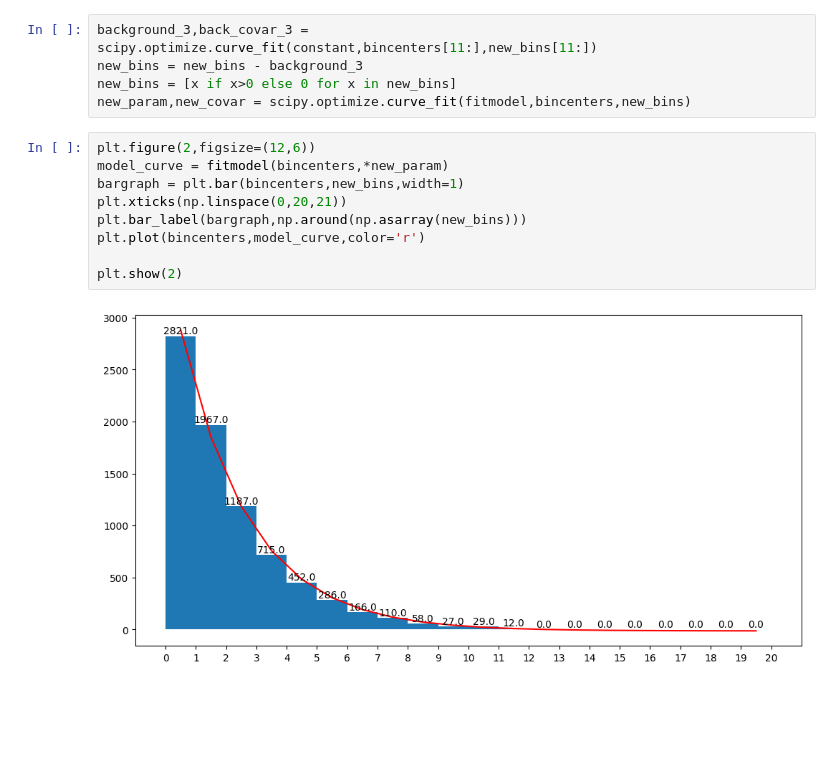
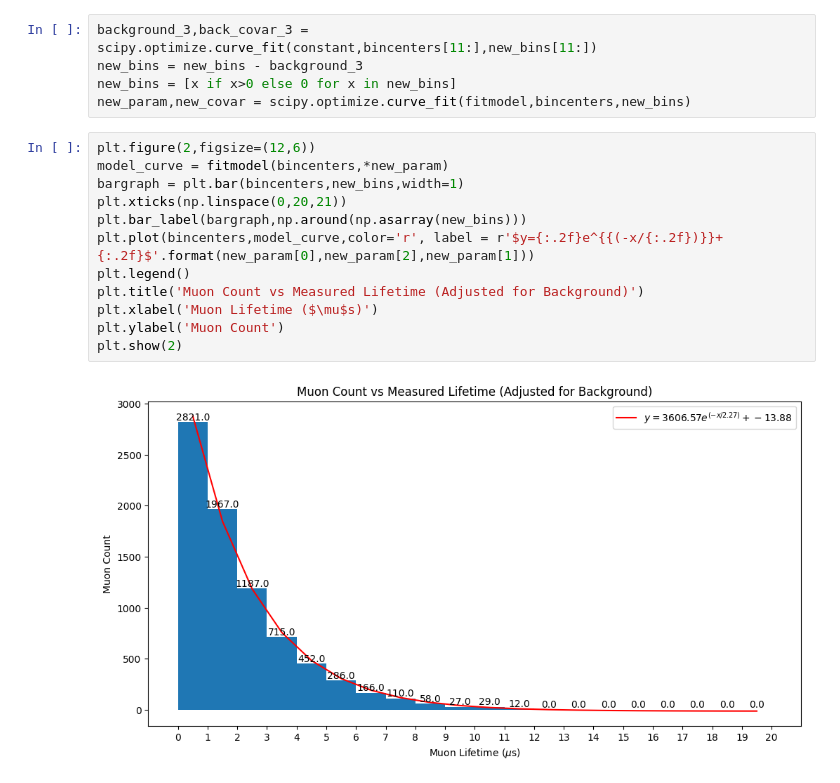
Before and after one commit to 001hazel/Phys-134, a Jupyter notebook: Muon_Physics_Data_Analysis.ipynb, the cells around one changed output. Drawn from its saved outputs; the diff is of its cells as text; blank space fills up the shorter version.

```diff
--- a/Muon_Physics_Data_Analysis.ipynb
+++ b/Muon_Physics_Data_Analysis.ipynb
@@ -120,11 +120,14 @@ new_param,new_covar = scipy.optimize.curve_fit(fitmodel,bincenters,new_bins)
 # %%
 plt.figure(2,figsize=(12,6))
 model_curve = fitmodel(bincenters,*new_param)
 bargraph = plt.bar(bincenters,new_bins,width=1)
 plt.xticks(np.linspace(0,20,21))
 plt.bar_label(bargraph,np.around(np.asarray(new_bins)))
-plt.plot(bincenters,model_curve,color='r')
-
+plt.plot(bincenters,model_curve,color='r', label = r'$y={:.2f}e^{{(-x/{:.2f})}}+{:.2f}$'.format(new_param[0],new_param[2],new_param[1]))
+plt.legend()
+plt.title('Muon Count vs Measured Lifetime (Adjusted for Background)')
+plt.xlabel('Muon Lifetime ($\mu$s)')
+plt.ylabel('Muon Count')
 plt.show(2)
 # %% [output]
-[figure, old version]
+[figure, new version]
```
